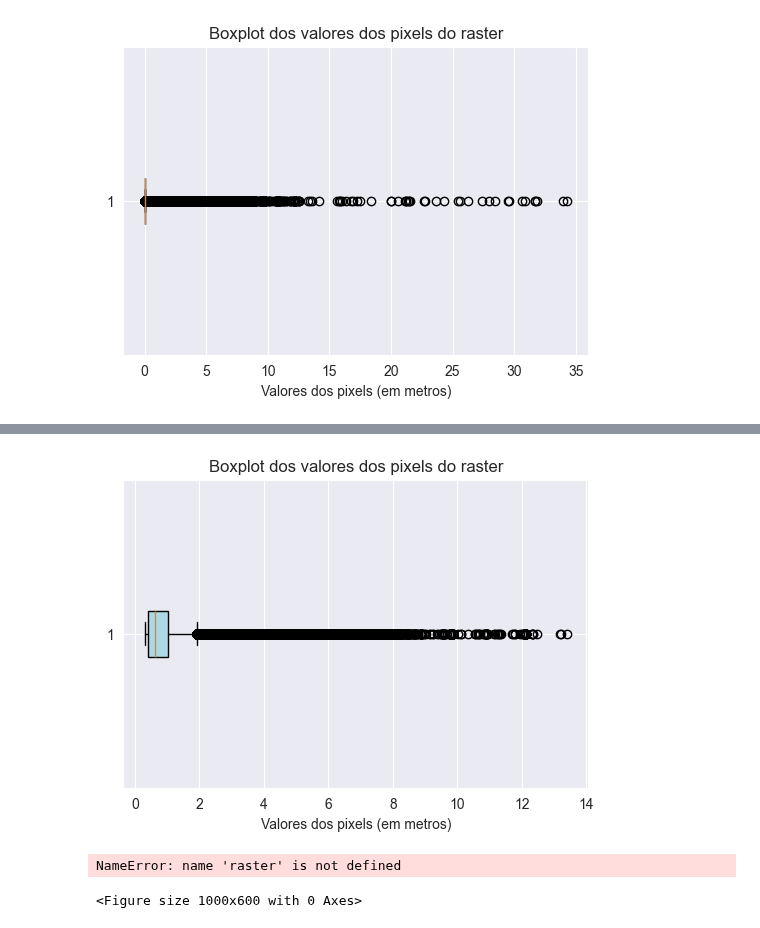
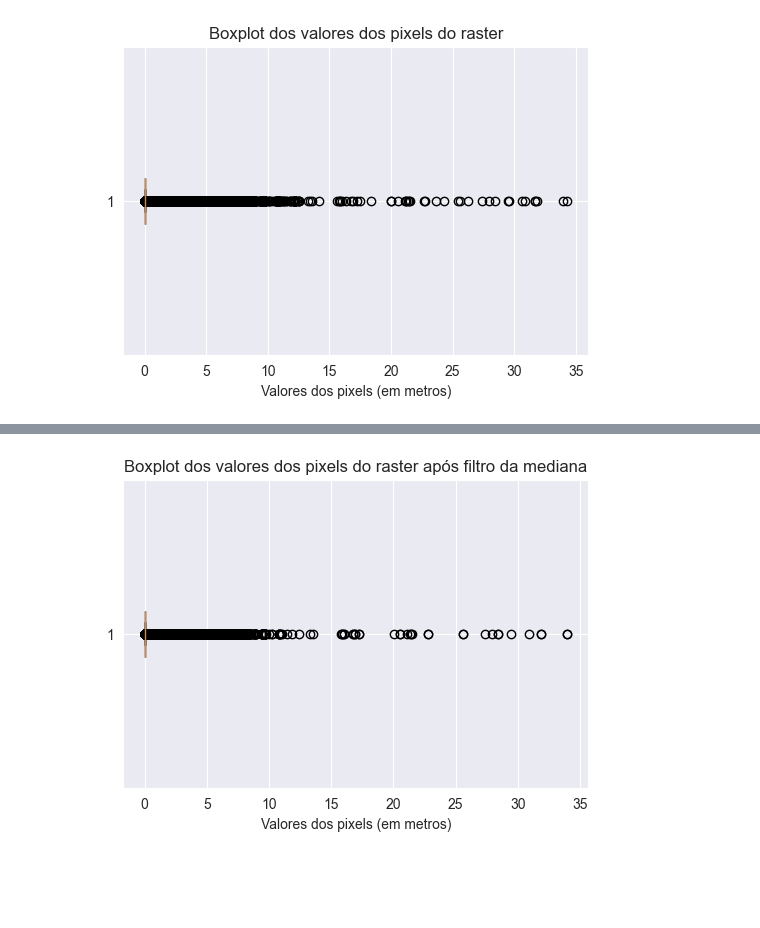
Before and after one commit to marcelof314/SP_urban_flooding, a Jupyter notebook: 05 Raster preparation.ipynb, the cells around one changed output, grey strips where cells are left out. Cells and saved outputs as stored; diff of their text form; code cells hidden in the pictures; blank space fills up the shorter version.

```diff
--- a/05 Raster preparation.ipynb
+++ b/05 Raster preparation.ipynb
@@ -144,7 +119,7 @@ with rasterio.open(arquivo_raster) as src:
     cmap = ListedColormap(['blue', 'red'])  # Azul para classe 1, Vermelho para classe 2
 
     # Plotar o gráfico
-    plt.figure(figsize=(15, 15))
+    plt.figure(figsize=(18, 18))
     plt.imshow(classified_pixels, cmap=cmap, interpolation='none')
     plt.colorbar(ticks=[1, 2], label='Classes')  # Definir as classes no colorbar
     plt.title('Classificação de Pixels')
@@ -169,0 +187,33 @@ processed_raster = generic_filter(banda1_filtrada, process_pixel, size=3, mode='
+# %%
+# Criando o histograma
+plt.figure(figsize=(10, 6))
+plt.hist(banda1_filtrada_mediana.flatten(), bins=numero_bins, color='yellow', alpha=0.7)
+plt.title('Histograma da Lâmina d\'Água após filtro de mediana')
+plt.xlabel('Altura da Lâmina d\'Água (m)')
+plt.ylabel('Frequência')
+plt.grid(True)
+plt.show()
+
+# Número de intervalos (bins) do histograma
+numero_bins = 100
+
+# Remover valores NaN
+banda1_filtrada_mediana_2 = banda1_filtrada_mediana[~np.isnan(banda1_filtrada_mediana)]
+
+# Gerando o histograma
+counts, bin_edges = np.histogram(banda1_filtrada_mediana_2, bins=numero_bins)
+
+# Calculando o percentual de cada intervalo em relação ao total de pixels filtrados
+total_pixels = counts.sum()
+porcentagens = np.round((counts / total_pixels) * 100,4) # Formatando para quatro casas decimais
+
+# Criando a tabela com os dados do histograma
+tabela_histograma = pd.DataFrame({
+        'Intervalo Inferior (m)': bin_edges[:-1],
+        'Intervalo Superior (m)': bin_edges[1:],
+        'Frequência': counts,
+        'Percentual (%)': porcentagens
+    })
+
+# Exibindo a tabela
+print(tabela_histograma)
@@ -170,12 +236,12 @@ processed_raster = generic_filter(banda1_filtrada, process_pixel, size=3, mode='
 # %%
 # Transformar o raster em uma lista de valores (1D) para criar o boxplot
-pixel_values2 = processed_raster.flatten()
+pixel_values2 = banda1_filtrada_mediana_2.flatten()
 
 # Criar o boxplot
 plt.figure(figsize=(6, 4))
 plt.boxplot(pixel_values2, vert=False, patch_artist=True, boxprops=dict(facecolor='lightblue'))
-plt.title("Boxplot dos valores dos pixels do raster")
+plt.title("Boxplot dos valores dos pixels do raster após filtro da mediana")
 plt.xlabel("Valores dos pixels (em metros)")
 plt.show()
 # %% [output]
-[figure, old version]
+[figure, new version]
@@ -187,12 +247,0 @@ if no_data_value is not None:
-# %%
-# Criando o histograma
-plt.figure(figsize=(10, 6))
-plt.hist(raster.flatten(), bins=50, color='blue', alpha=0.7)
-plt.title('Histograma da Lâmina d\'Água')
-plt.xlabel('Altura da Lâmina d\'Água (m)')
-plt.ylabel('Frequência')
-plt.grid(True)
-plt.show()
-# %% [output]
-NameError: name 'raster' is not defined
-<Figure size 1000x600 with 0 Axes>
```
Also changed, not shown: parts of 13 cells of this notebook.
